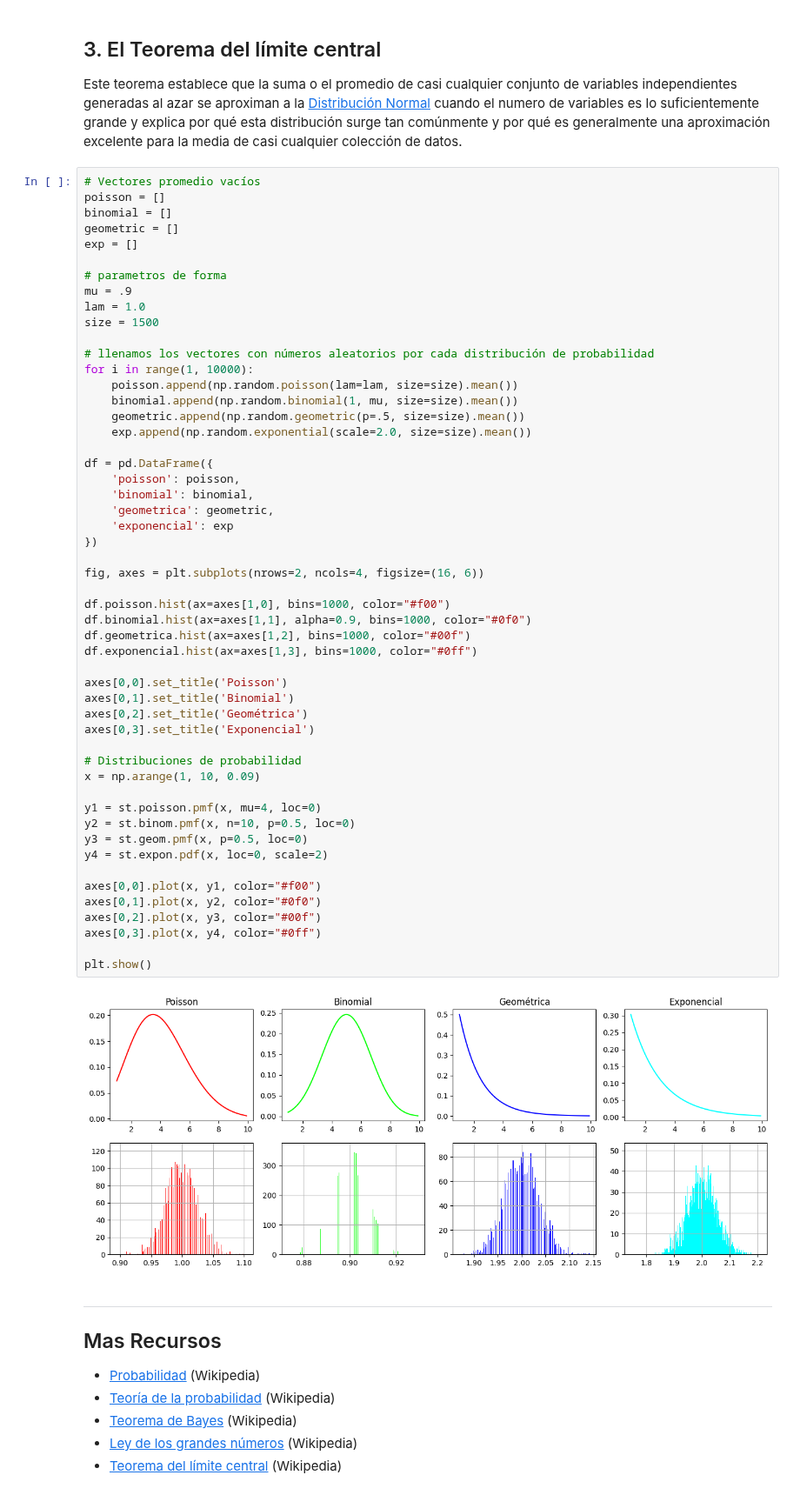
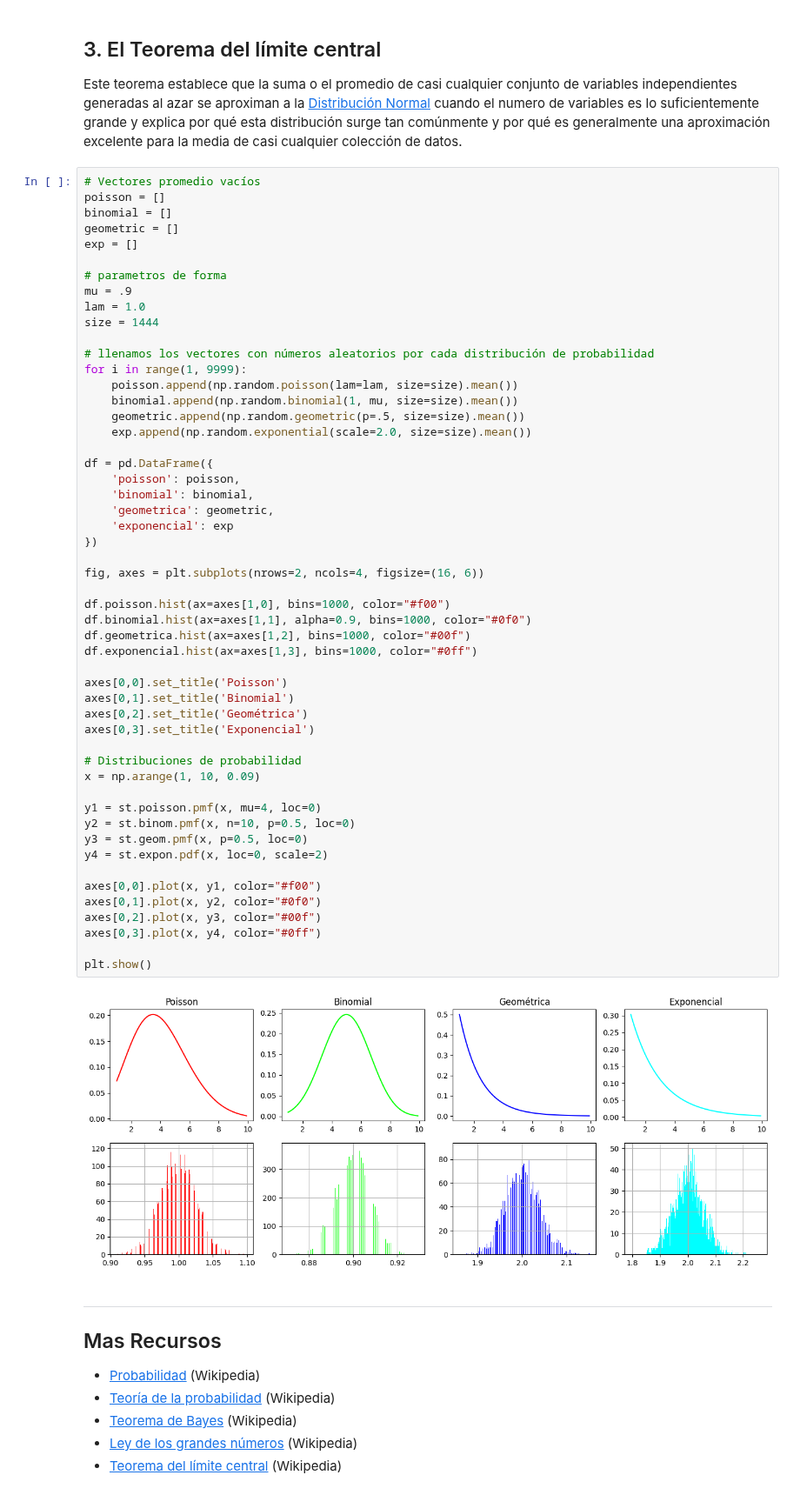
Before and after one commit to GiancarloBenavides/Telematics, a Jupyter notebook: Jupyter/01_probabilidad.ipynb, the cells around one changed output. Shown at 87% size. Cells and saved outputs as stored; diff of their text form.

```diff
--- a/Jupyter/01_probabilidad.ipynb
+++ b/Jupyter/01_probabilidad.ipynb
@@ -188,10 +188,10 @@ exp = []
 # parametros de forma
 mu = .9
 lam = 1.0
-size = 1500
+size = 1444
 
 # llenamos los vectores con números aleatorios por cada distribución de probabilidad
-for i in range(1, 10000):
+for i in range(1, 9999):
     poisson.append(np.random.poisson(lam=lam, size=size).mean())
     binomial.append(np.random.binomial(1, mu, size=size).mean())
     geometric.append(np.random.geometric(p=.5, size=size).mean())
@@ -204,34 +204,34 @@ df = pd.DataFrame({
     'exponencial': exp
 })
 
 fig, axes = plt.subplots(nrows=2, ncols=4, figsize=(16, 6))
 
 df.poisson.hist(ax=axes[1,0], bins=1000, color="#f00")
 df.binomial.hist(ax=axes[1,1], alpha=0.9, bins=1000, color="#0f0")
 df.geometrica.hist(ax=axes[1,2], bins=1000, color="#00f")
 df.exponencial.hist(ax=axes[1,3], bins=1000, color="#0ff")
 
 axes[0,0].set_title('Poisson')
 axes[0,1].set_title('Binomial')
 axes[0,2].set_title('Geométrica')
 axes[0,3].set_title('Exponencial')
 
 # Distribuciones de probabilidad
 x = np.arange(1, 10, 0.09)
 
 y1 = st.poisson.pmf(x, mu=4, loc=0)
 y2 = st.binom.pmf(x, n=10, p=0.5, loc=0)
 y3 = st.geom.pmf(x, p=0.5, loc=0)
 y4 = st.expon.pdf(x, loc=0, scale=2)
 
 axes[0,0].plot(x, y1, color="#f00")
 axes[0,1].plot(x, y2, color="#0f0")
 axes[0,2].plot(x, y3, color="#00f")
 axes[0,3].plot(x, y4, color="#0ff")
 
 plt.show()
 # %% [output]
-[figure, old version]
+[figure, new version]
 # %% [markdown]
 ---
 ## Mas Recursos
```
Also changed, not shown: parts of 2 cells of this notebook.
